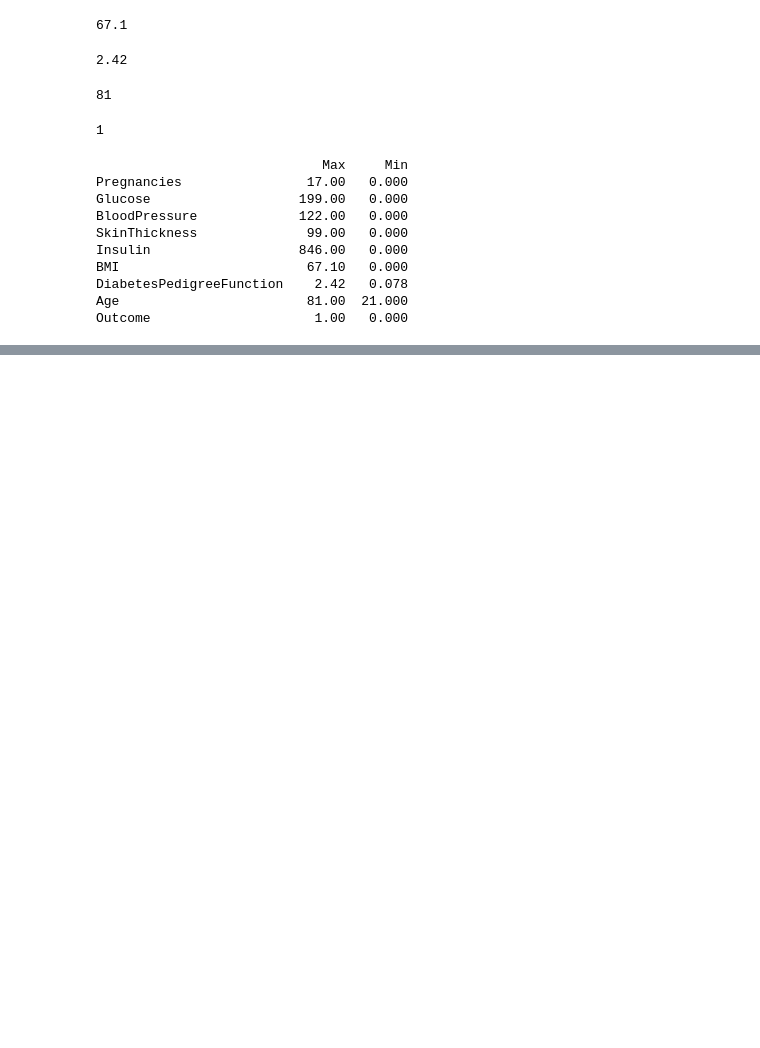
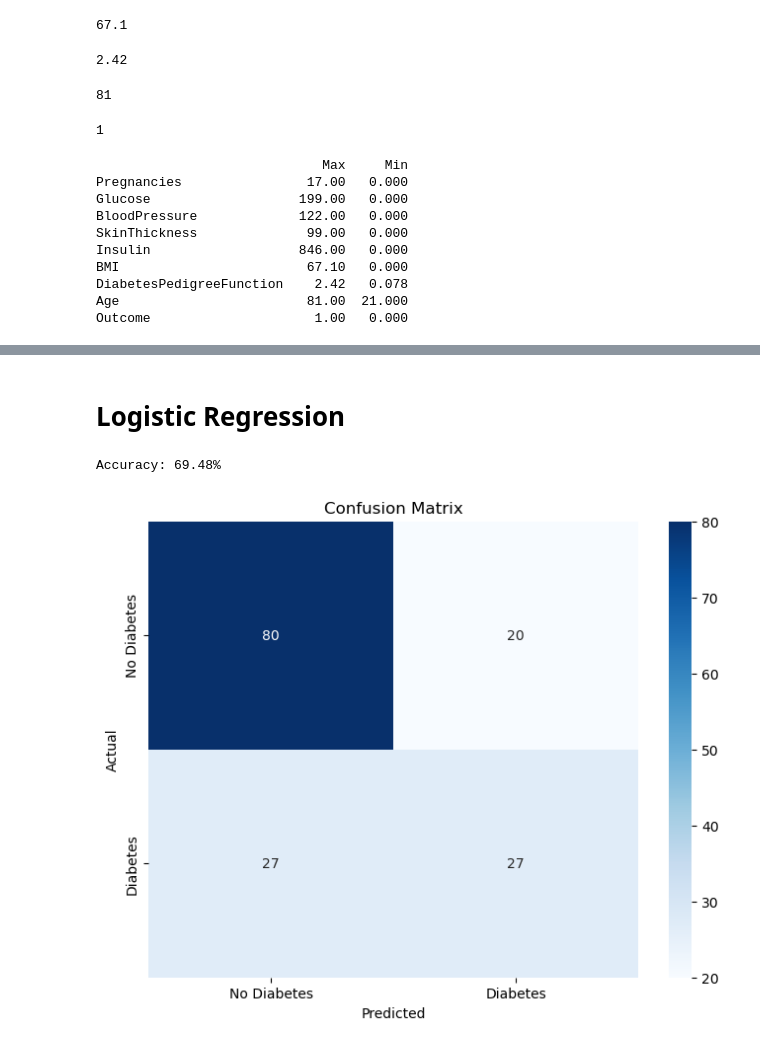
Before and after one commit to Mahmoud-adel25/Data_Analysis, a Jupyter notebook: Untitled.ipynb, the cells around one changed output, grey strips where cells are left out. Drawn from its saved outputs; the diff is of its cells as text; code cells hidden in the pictures; blank space fills up the shorter version.

```diff
--- a/Untitled.ipynb
+++ b/Untitled.ipynb
@@ -448,0 +477,9 @@ Outcome                     1.00   0.000
+# %%
+# Initialize the KNN Imputer
+knn_imputer = KNNImputer(n_neighbors=5, weights='uniform')  # Use 5 nearest neighbors
+# %%
+# Fit and transform the data to impute missing values
+df[columns_with_zeros] = knn_imputer.fit_transform(df[columns_with_zeros])
+
+# Verify the imputed values
+print(df.describe())
@@ -448,0 +506,42 @@ Outcome                     1.00   0.000
+# %% [markdown]
+# Logistic Regression
+# %%
+# Step 1: Impute missing values using KNN on the entire DataFrame
+imputer = KNNImputer(n_neighbors=5)
+df_imputed = pd.DataFrame(imputer.fit_transform(df), columns=df.columns)
+
+# Separate the imputed data back into features (X_imputed) and labels (y_imputed)
+X_imputed = df_imputed.drop('Outcome', axis=1).values  # Features
+y_imputed = df_imputed['Outcome'].values  # Target variable
+
+# Step 2: Split the data into training and testing sets
+X_train, X_test, y_train, y_test = train_test_split(X_imputed, y_imputed, test_size=0.2, random_state=42, stratify=y_imputed)
+
+# Step 3: Scale the features
+scaler = StandardScaler()
+X_train_scaled = scaler.fit_transform(X_train)
+X_test_scaled = scaler.transform(X_test)
+
+# Step 4: Train the Logistic Regression model
+model = LogisticRegression()
+model.fit(X_train_scaled, y_train)
+
+# Step 5: Predict on the test set
+y_pred = model.predict(X_test_scaled)
+
+# Step 6: Evaluate the model's performance
+accuracy = accuracy_score(y_test, y_pred)
+print(f"Accuracy: {accuracy * 100:.2f}%")
+# %% [output]
+Accuracy: 69.48%
+# %%
+# Confusion Matrix
+conf_matrix = confusion_matrix(y_test, y_pred)
+mt.figure(figsize=(8, 6))
+sns.heatmap(conf_matrix, annot=True, fmt='d', cmap='Blues', xticklabels=['No Diabetes', 'Diabetes'], yticklabels=['No Diabetes', 'Diabetes'])
+mt.title('Confusion Matrix')
+mt.xlabel('Predicted')
+mt.ylabel('Actual')
+mt.show()
+# %% [output]
+[figure, added]
```
Also changed, not shown: parts of 36 cells of this notebook.
